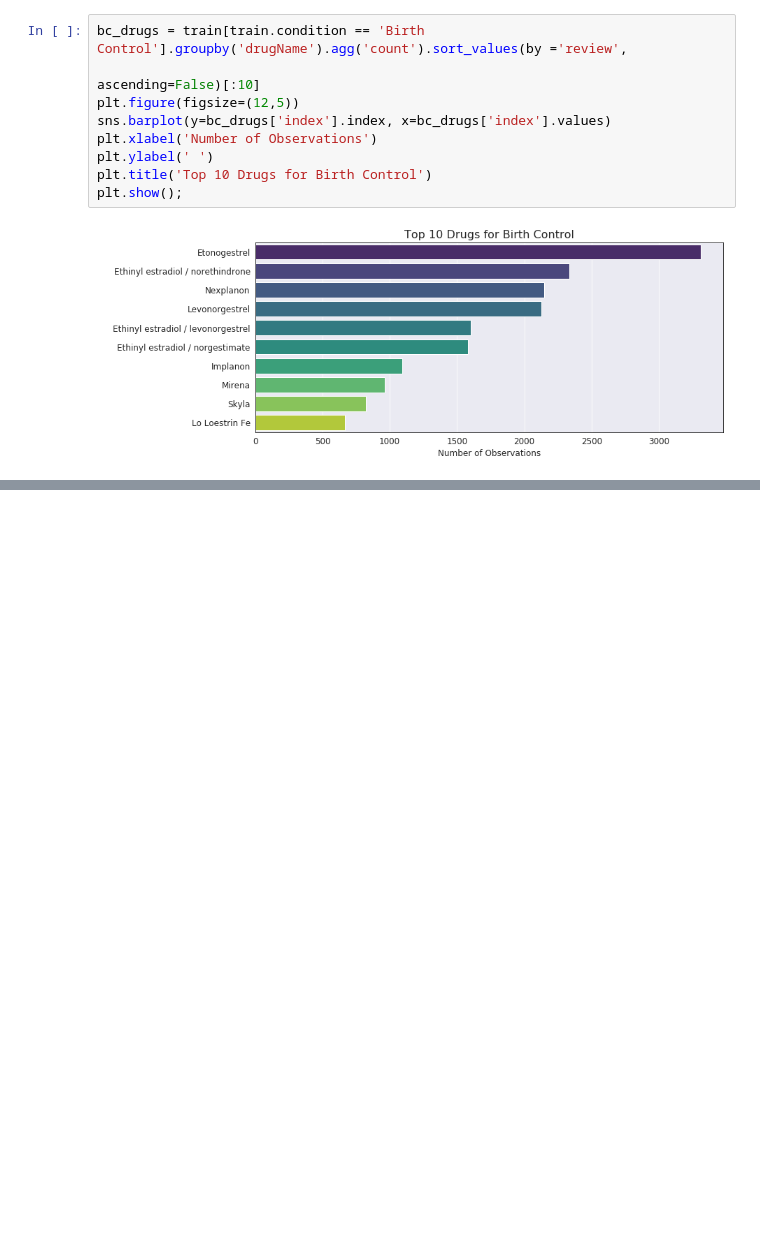
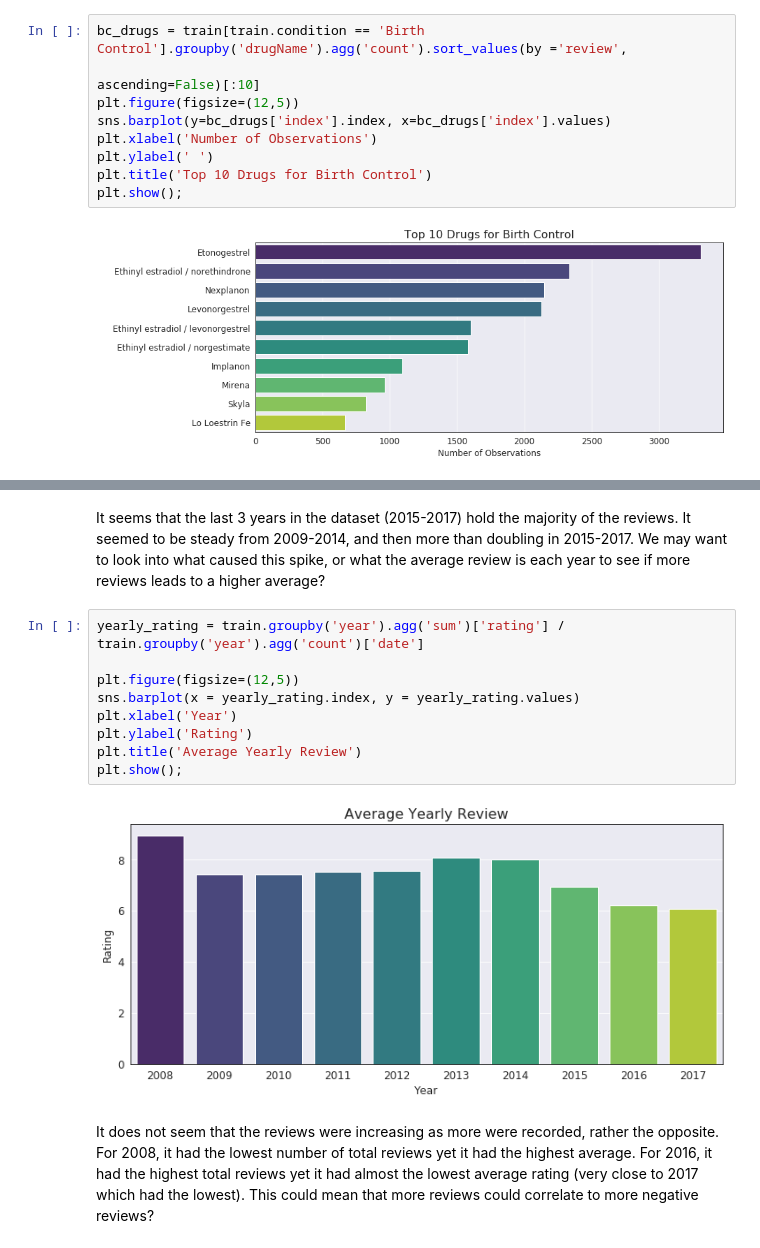
Before and after one commit to dhelms1/drug_data_analysis, a Jupyter notebook: DataExploration.ipynb, the cells around one changed output, grey strips where cells are left out. Drawn from its saved outputs; the diff is of its cells as text; blank space fills up the shorter version.

```diff
--- a/DataExploration.ipynb
+++ b/DataExploration.ipynb
@@ -260,0 +276,15 @@ Of the 3412 unique drugs it seems that the top 6 most common all relate to birth
+# %% [markdown]
+It seems that the last 3 years in the dataset (2015-2017) hold the majority of the reviews. It seemed to be steady from 2009-2014, and then more than doubling in 2015-2017. We may want to look into what caused this spike, or what the average review is each year to see if more reviews leads to a higher average?
+# %%
+yearly_rating = train.groupby('year').agg('sum')['rating'] / train.groupby('year').agg('count')['date']
+
+plt.figure(figsize=(12,5))
+sns.barplot(x = yearly_rating.index, y = yearly_rating.values)
+plt.xlabel('Year')
+plt.ylabel('Rating')
+plt.title('Average Yearly Review')
+plt.show();
+# %% [output]
+[figure, added]
+# %% [markdown]
+It does not seem that the reviews were increasing as more were recorded, rather the opposite. For 2008, it had the lowest number of total reviews yet it had the highest average. For 2016, it had the highest total reviews yet it had almost the lowest average rating (very close to 2017 which had the lowest). This could mean that more reviews could correlate to more negative reviews?
```
Also changed, not shown: parts of 10 cells of this notebook, 1 other file.
